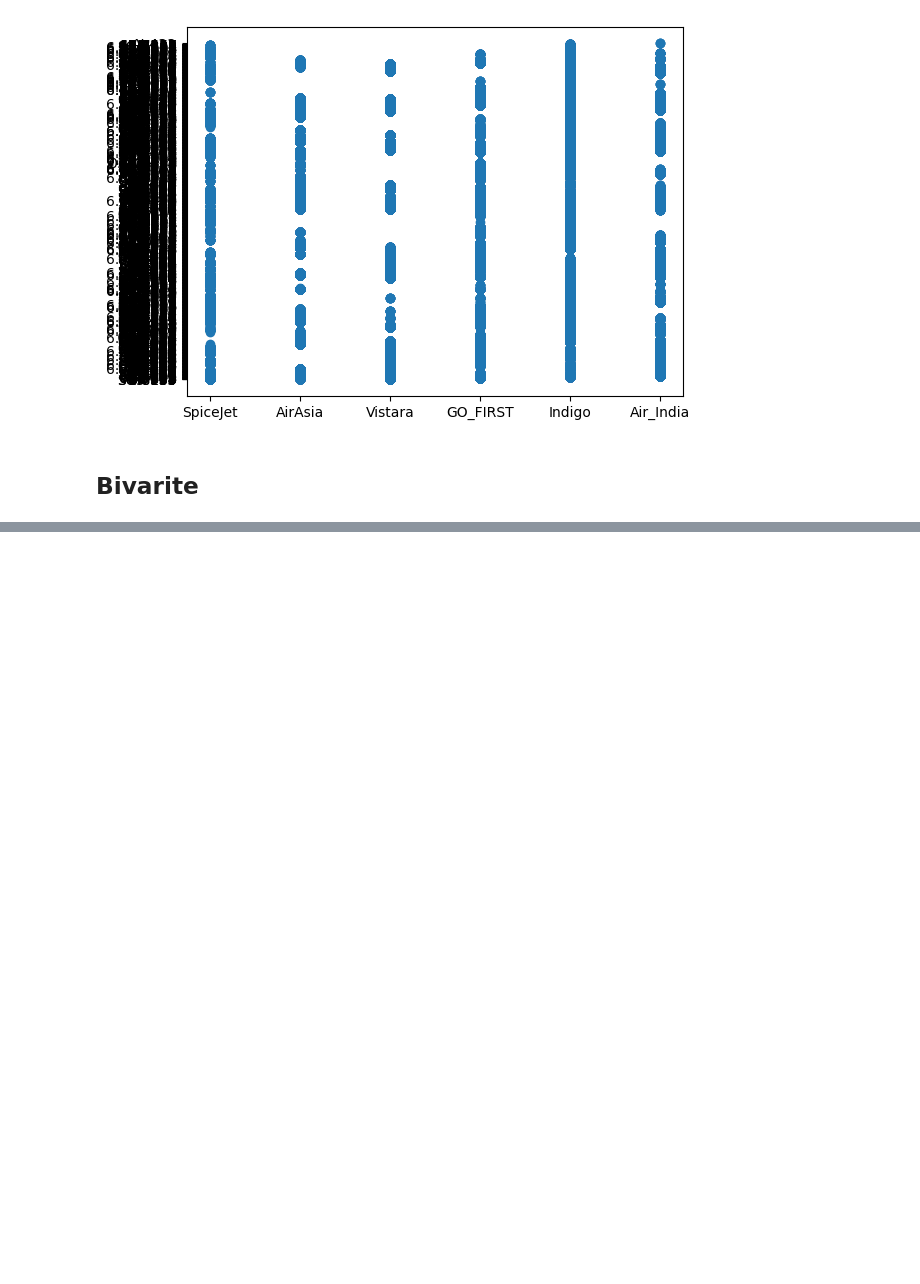
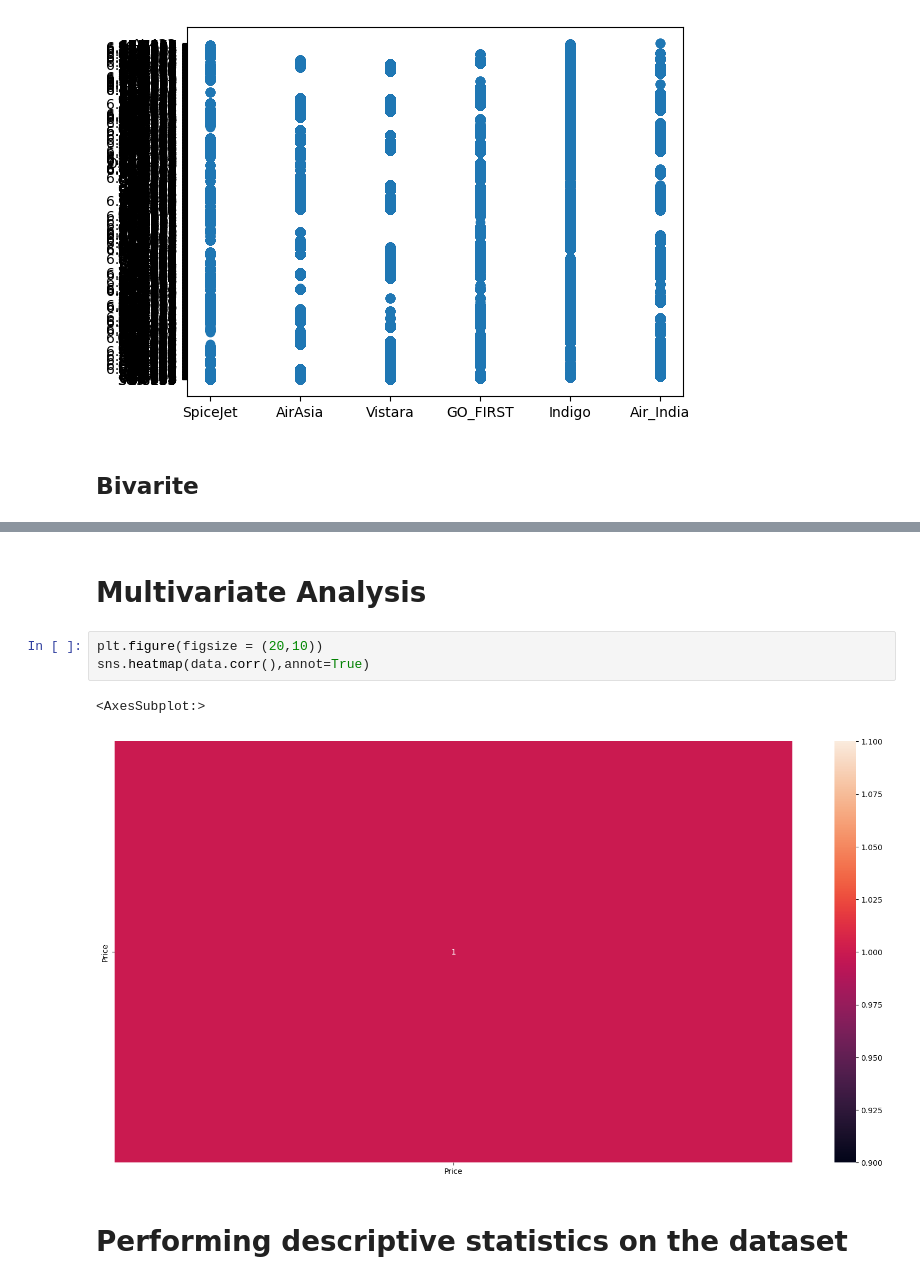
Before and after one commit to Bubllo/Applied_Data_Science_Project, a Jupyter notebook: Flight Price Prediction .ipynb, the cells around one changed output, grey strips where cells are left out. Cells and saved outputs as stored; diff of their text form; blank space fills up the shorter version.

```diff
--- a/Flight Price Prediction .ipynb
+++ b/Flight Price Prediction .ipynb
@@ -153,0 +150,10 @@ plt.bar(data['stops'],data['duration'])
+# %% [markdown]
+# Multivariate Analysis
+# %%
+plt.figure(figsize = (20,10))
+sns.heatmap(data.corr(),annot=True)
+# %% [output]
+<AxesSubplot:>
+[figure, added]
+# %% [markdown]
+# Performing descriptive statistics on the dataset
```
Also changed, not shown: parts of 22 cells of this notebook.
